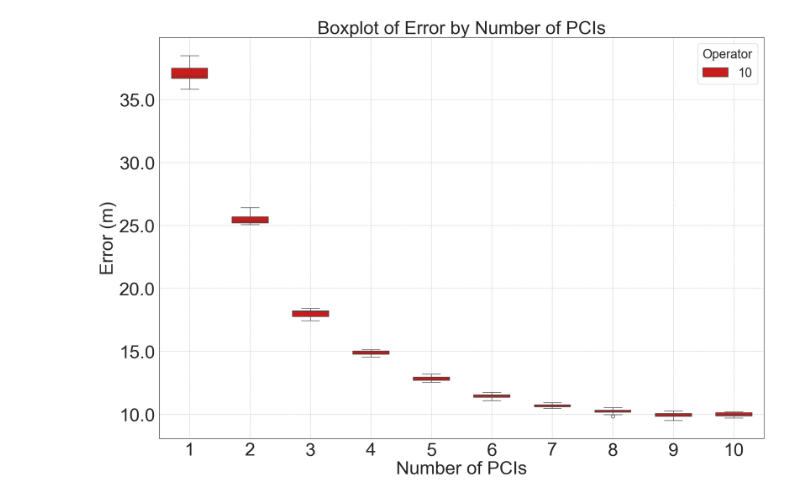
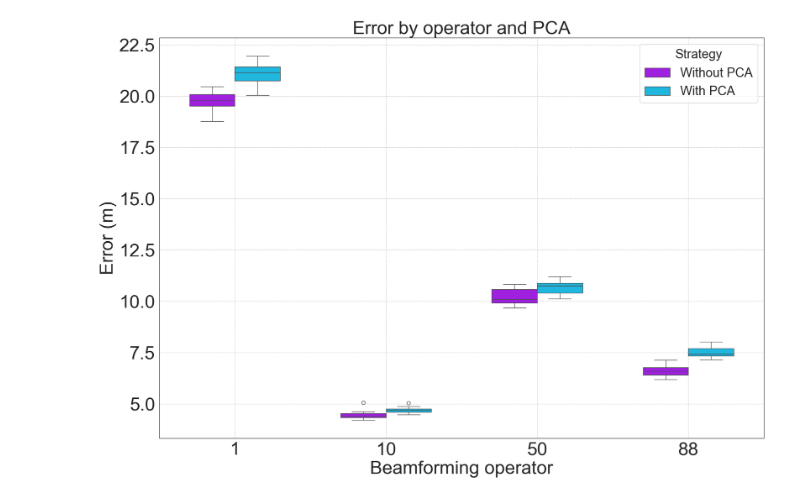
Before and after one commit to Andreas-Espelund/5G_localization, a Jupyter notebook: plotting/plot_operator.experiment.ipynb, the cells around one changed output. Drawn from its saved outputs; the diff is of its cells as text; code cells hidden in the pictures.

```diff
--- a/plotting/plot_operator.experiment.ipynb
+++ b/plotting/plot_operator.experiment.ipynb
@@ -28,43 +61,39 @@ config
 
 import seaborn as sns
 
+palette = {'Without PCA': '#AA00FF', 'With PCA': '#00CAFF'}
 
-def plot_beam_experiment(data_df: pd.DataFrame, operator: int):
+
+def plot_pca_experiment(data_df: pd.DataFrame):
     color_map = get_config('color_map.json', 'operatorId')
-    col = color_map[str(operator)]
-    palette = {operator: col}
 
     plt.rcParams.update({"font.size": 32})
     # Set the style to white background
     plt.figure(figsize=(17, 12))
     sns.set_style("white")
 
-    sns.boxplot(x='n_best_beams', y='error', hue='operator', palette=palette, data=data_df, width=0.6)
-
-    plt.xlim(-0.5, len(data_df['n_best_beams'].unique()) - 0.5)
+    sns.boxplot(x='operator', y='error', hue='pca', palette=palette, data=data_df, width=0.6)
 
     # Add labels and title
-    plt.xlabel('Number of PCIs')
+    plt.xlabel('Beamforming operator')
     plt.ylabel('Error (m)')
-    plt.title('Boxplot of Error by Number of PCIs')
+    plt.title('Error by operator and PCA')
 
     # Improve the legend
-    plt.legend(title='Operator', fontsize='22', loc='upper right', title_fontsize=22, ncol=2)
+    plt.legend(title='Strategy', fontsize='22', loc='upper right', title_fontsize=22)
 
     # Remove grid or make it very subtle
     plt.grid(linestyle='--')
 
     from matplotlib.ticker import FormatStrFormatter
 
     plt.gca().yaxis.set_major_formatter(FormatStrFormatter('%.1f'))
 
     # Show the plot
     plt.tight_layout()
     plt.show()
 
 
-data_df = data_df[data_df['n_best_beams'] < 11]
-for name, group in data_df.groupby('operator'):
-    plot_beam_experiment(group, int(name))
+plot_pca_experiment(result_df)
 # %% [output]
-[figure, old version]
+[figure, new version]
```
Also changed, not shown: parts of 4 cells of this notebook, 3 other files.
